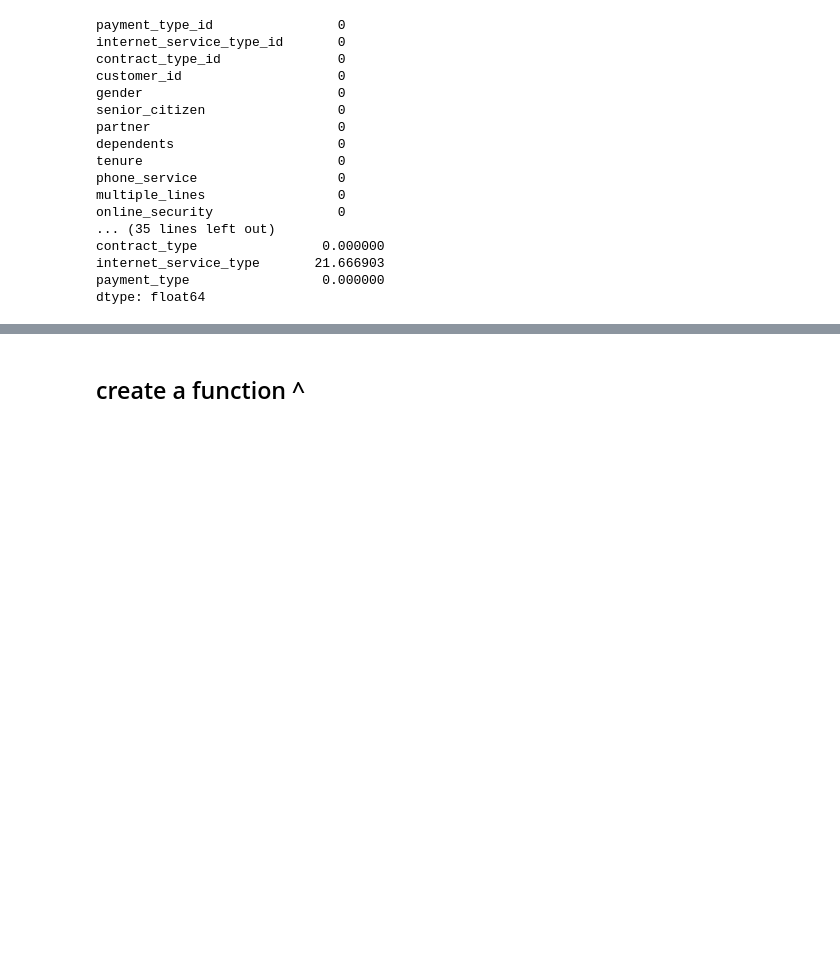
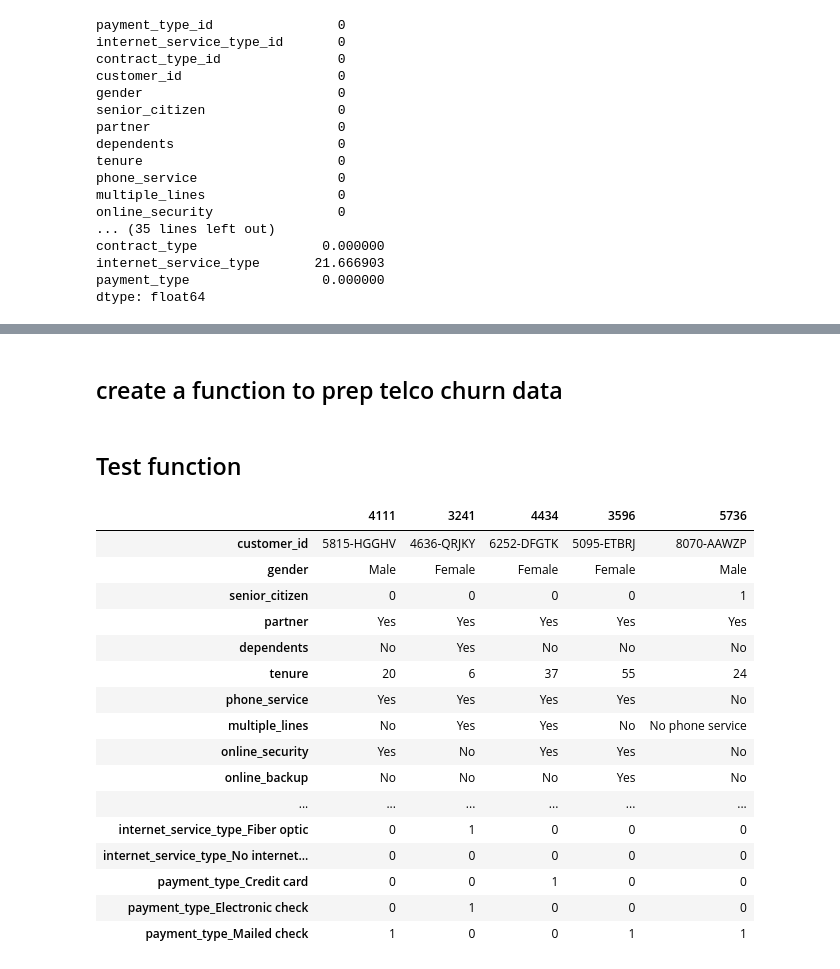
Before and after one commit to Ramiro-Lopez/telco_churn_project, a Jupyter notebook: pap.ipynb, the cells around one changed output, grey strips where cells are left out. Drawn from its saved outputs; the diff is of its cells as text; code cells hidden in the pictures; blank space fills up the shorter version.

```diff
--- a/pap.ipynb
+++ b/pap.ipynb
@@ -368,7 +377,22 @@ Name: count, Length: 6531, dtype: int64
+# %% [markdown]
+## create a function to prep telco churn data
 # %%
 def prep_telco(df):
+    '''
+    takes in 1 aregument (telco_churn data)
+    drops duplicate columns
+    fills in all NA values inside internet service type
+    cleans up values inside payment_type
+    encodes all binary categorical variables
+    creates dummy variables df for all other categorical variables
+    concat original df with dummy df
+    change dtype of total charges to float
+    replace all empty space inside total_charges with 0
+    returns cleaned df
+    '''
     df = df.drop(columns=['internet_service_type_id', 'contract_type_id', 'payment_type_id'])
     df['internet_service_type'] = df['internet_service_type'].fillna('No internet service')
+    df['payment_type'] = df['payment_type'].str.replace(' (automatic)', '', regex=False)
 
 
     df['gender_encoded'] = df.gender.map({'Female': 1, 'Male': 0})
@@ -396,4 +420,27 @@ def prep_telco(df):
 
     return df
 # %% [markdown]
-## create a function ^
+## Test function
+# %%
+#  test out the function
+test_df = a.get_telco_data()
+test_df = prep_telco(test_df)
+test_df.sample(5).T
+# %% [output]
+|  | 4111 | 3241 | 4434 | 3596 | 5736 |
+| customer_id | 5815-HGGHV | 4636-QRJKY | 6252-DFGTK | 5095-ETBRJ | 8070-AAWZP |
+| gender | Male | Female | Female | Female | Male |
+| senior_citizen | 0 | 0 | 0 | 0 | 1 |
+| partner | Yes | Yes | Yes | Yes | Yes |
+| dependents | No | Yes | No | No | No |
+| tenure | 20 | 6 | 37 | 55 | 24 |
+| phone_service | Yes | Yes | Yes | Yes | No |
+| multiple_lines | No | Yes | Yes | No | No phone service |
+| online_security | Yes | No | Yes | Yes | No |
+| online_backup | No | No | No | Yes | No |
+| ... | ... | ... | ... | ... | ... |
+| internet_service_type_Fiber optic | 0 | 1 | 0 | 0 | 0 |
+| internet_service_type_No internet... | 0 | 0 | 0 | 0 | 0 |
+| payment_type_Credit card | 0 | 0 | 1 | 0 | 0 |
+| payment_type_Electronic check | 0 | 1 | 0 | 0 | 0 |
+| payment_type_Mailed check | 1 | 0 | 0 | 1 | 1 |
```
Also changed, not shown: parts of 41 cells of this notebook.
